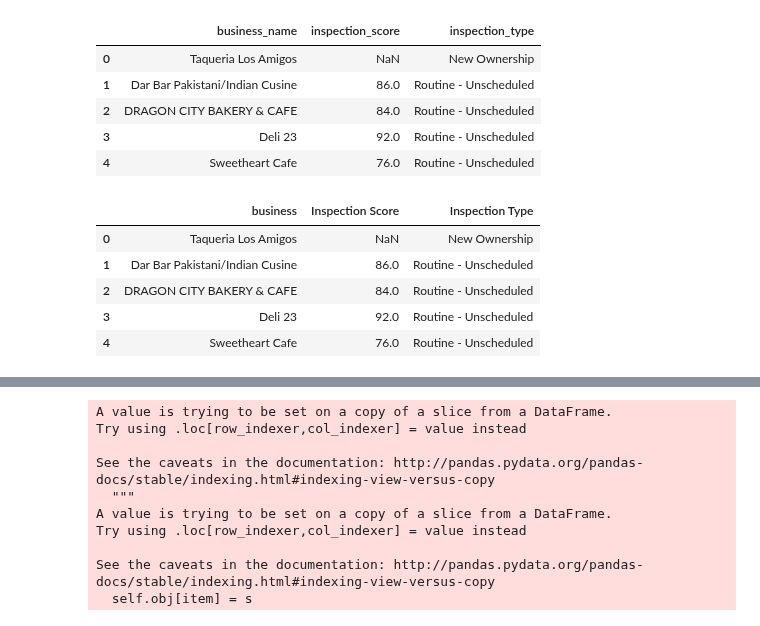
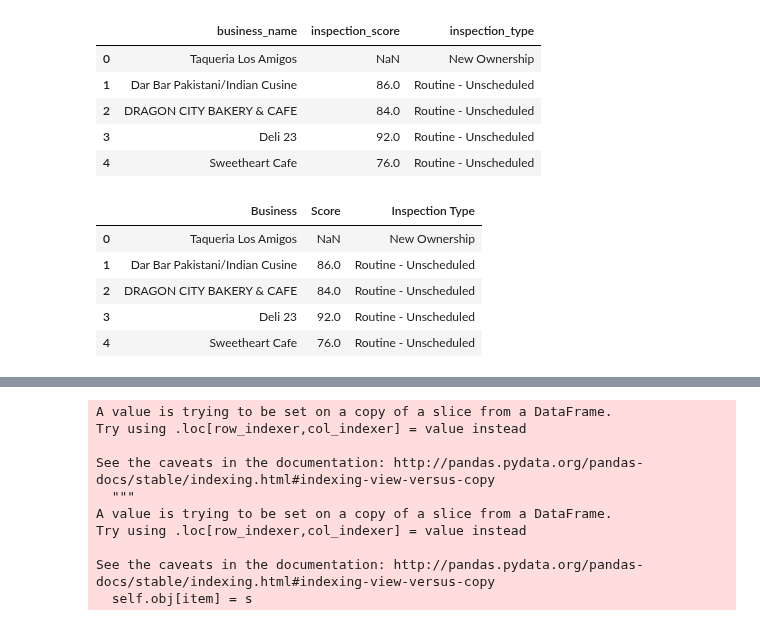
Before and after one commit to colarusso/codingthelaw, a Jupyter notebook: Fall_2017/work/edumore/p3/code_sample_1.ipynb, the cells around one changed output, grey strips where cells are left out. Drawn from its saved outputs; the diff is of its cells as text; code cells hidden in the pictures.

```diff
--- a/Fall_2017/work/edumore/p3/code_sample_1.ipynb
+++ b/Fall_2017/work/edumore/p3/code_sample_1.ipynb
@@ -150,13 +150,13 @@ raw_data_df.head()
 # %%
 # Utilizing the renaming feature, I renamed the business column.
 raw_data_df = raw_data_df.rename(columns={
                                                         'business_name': 'Business',
-                                                        'inspection_score': 'Inspection Score',
+                                                        'inspection_score': 'Score',
                                                         'inspection_type': 'Inspection Type',
                                                      })
 raw_data_df.head()
 # %% [output]
-|  | business | Inspection Score | Inspection Type |
+|  | Business | Score | Inspection Type |
 | 0 | Taqueria Los Amigos | NaN | New Ownership |
 | 1 | Dar Bar Pakistani/Indian Cusine | 86.0 | Routine - Unscheduled |
 | 2 | DRAGON CITY BAKERY & CAFE | 84.0 | Routine - Unscheduled |
```
Also changed, not shown: parts of 2 cells of this notebook.
